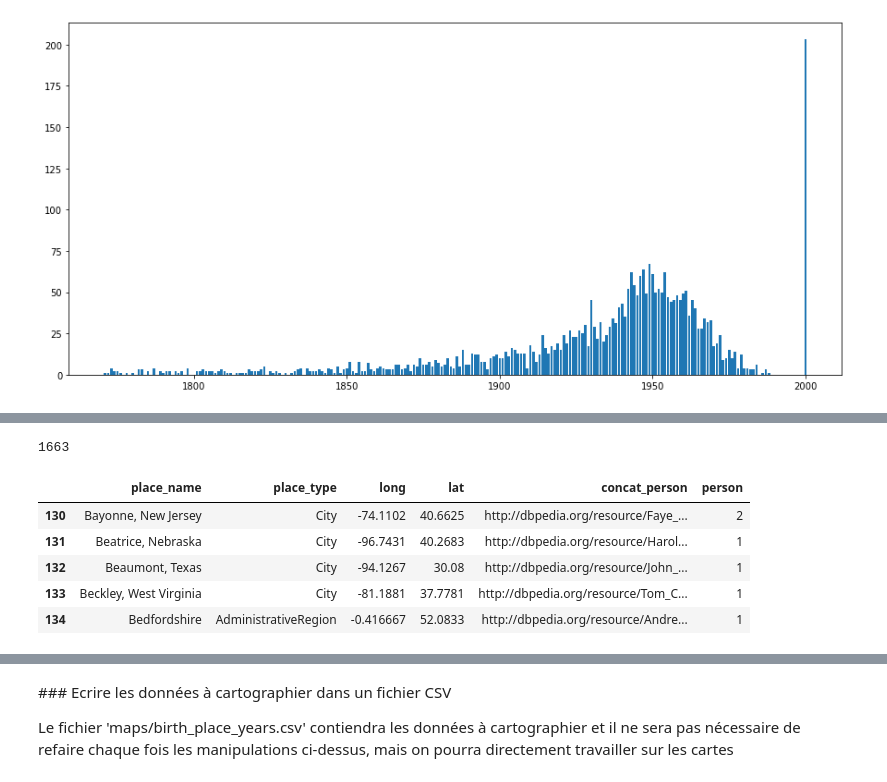
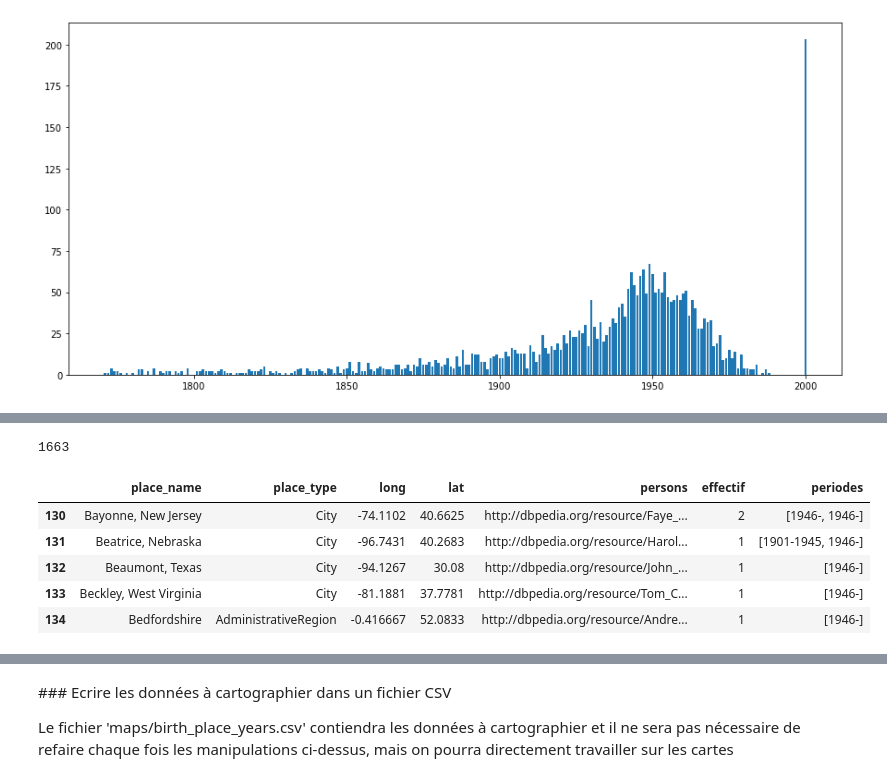
Before and after one commit to Sciences-historiques-numeriques/histoire_numerique, a Jupyter notebook: sparql/dbpedia_analyse_lieux.ipynb, the cells around one changed output, grey strips where cells are left out. Saved outputs shown, nothing was run; the diff lists cells and outputs as text; code cells hidden in the pictures.

```diff
--- a/sparql/dbpedia_analyse_lieux.ipynb
+++ b/sparql/dbpedia_analyse_lieux.ipynb
@@ -144,3 +148,6 @@ FROM tw1;
+# %%
+### Définir les adresses des fichiers, l'existant et celui à créer
+db = 'data/sparql_queries.db'
 # %%
 ### Liste des lieux avec types et coordonnées géographiques
 lieux = """SELECT e.uri_entity,
@@ -408,0 +441,16 @@ plt.bar(objects, eff)
+# %%
+### Fonction qui effectue le classement
+
+# plusieurs périodes d'activité sont possibles pour une même personne
+
+def periode_activite(birth_year):
+    valeur_periode = []
+    if (birth_year + 25) < 1901:
+        valeur_periode.append("-1900")
+    # la deuxième clause exclut les personnes qui ne sont vraisemblablement plus actives
+    # bien que nées avant la date indiquée
+    if (birth_year + 75) > 1900 and (birth_year + 25) < 1946:
+        valeur_periode.append("1901-1945")
+    if (birth_year + 75) > 1945:
+        valeur_periode.append("1946-")
+    return valeur_periode
@@ -409,3 +463,7 @@ plt.bar(objects, eff)
+# %%
+### Ajouter les périodes d'activité à l'aide de la fonction : periode_activite
+
+df_lnu['periode_activite'] = df_lnu['birth_year'].apply (lambda x : periode_activite(x) )
 # %%
 ### Préparer les données qui seront utilisées dans le popup de la carte
 # construire une colonne qui contient (avec séparateur pipe, '|', uri, nom et année de naissance)
@@ -423,15 +481,16 @@ df_lnu.head()
 # %%
 ### Regrouper par lieu
-
+# https://izziswift.com/naming-returned-columns-in-pandas-aggregate-function/
 place_count = df_lnu.groupby(['place_name', 'place_type', 'long', 'lat'], as_index=False) \
-      .agg({'concat_person': ','.join, 'person': 'count'}).sort_values(by=['place_name'])
+      .agg(persons = ('concat_person', ','.join), effectif=('person', 'count'),\
+       periodes = ('periode_activite', 'sum')).sort_values(by=['place_name'])
 print(len(place_count))
 place_count[130:135]
 # %% [output]
 1663
-|  | place_name | place_type | long | lat | concat_person | person |
-| 130 | Bayonne, New Jersey | City | -74.1102 | 40.6625 | http://dbpedia.org/resource/Faye_... | 2 |
-| 131 | Beatrice, Nebraska | City | -96.7431 | 40.2683 | http://dbpedia.org/resource/Harol... | 1 |
-| 132 | Beaumont, Texas | City | -94.1267 | 30.08 | http://dbpedia.org/resource/John_... | 1 |
-| 133 | Beckley, West Virginia | City | -81.1881 | 37.7781 | http://dbpedia.org/resource/Tom_C... | 1 |
-| 134 | Bedfordshire | AdministrativeRegion | -0.416667 | 52.0833 | http://dbpedia.org/resource/Andre... | 1 |
+|  | place_name | place_type | long | lat | persons | effectif | periodes |
+| 130 | Bayonne, New Jersey | City | -74.1102 | 40.6625 | http://dbpedia.org/resource/Faye_... | 2 | [1946-, 1946-] |
+| 131 | Beatrice, Nebraska | City | -96.7431 | 40.2683 | http://dbpedia.org/resource/Harol... | 1 | [1901-1945, 1946-] |
+| 132 | Beaumont, Texas | City | -94.1267 | 30.08 | http://dbpedia.org/resource/John_... | 1 | [1946-] |
+| 133 | Beckley, West Virginia | City | -81.1881 | 37.7781 | http://dbpedia.org/resource/Tom_C... | 1 | [1946-] |
+| 134 | Bedfordshire | AdministrativeRegion | -0.416667 | 52.0833 | http://dbpedia.org/resource/Andre... | 1 | [1946-] |
```
Also changed, not shown: parts of 69 cells of this notebook, 12 other files.
